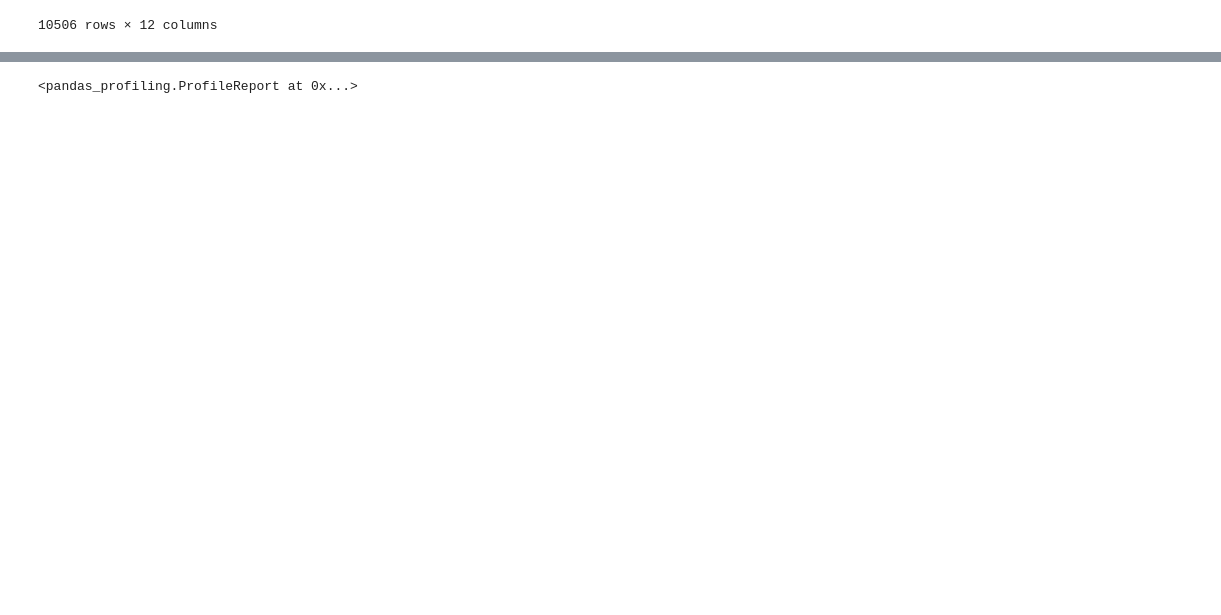
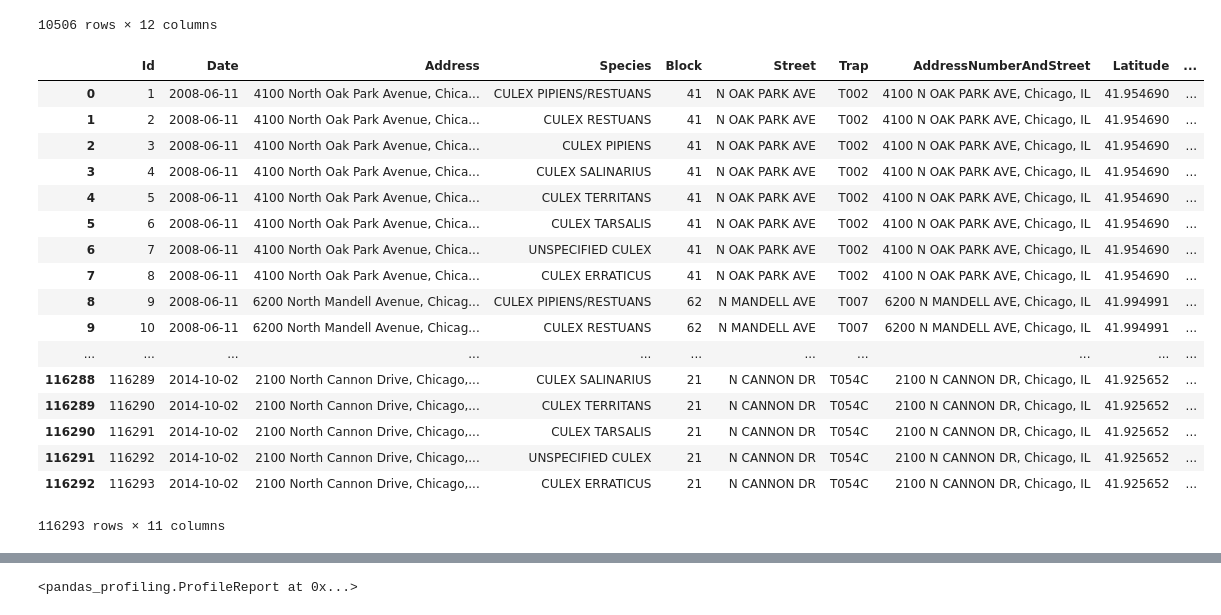
Before and after one commit to leticiabeeck/predict_west_nile_virus, a Jupyter notebook: James Linek's Project 4 Workbook.ipynb, the cells around one changed output, grey strips where cells are left out. Cells and saved outputs as stored; diff of their text form; code cells hidden in the pictures; blank space fills up the shorter version.

```diff
--- a/James Linek's Project 4 Workbook.ipynb
+++ b/James Linek's Project 4 Workbook.ipynb
@@ -24,6 +26,7 @@ Using TensorFlow backend.
 Couldn't import dot_parser, loading of dot files will not be possible.
 # %%
 train = pd.read_csv('./assets/train.csv')
+test = pd.read_csv('./assets/test.csv')
 weather = pd.read_csv('./assets/weather.csv')
 spray = pd.read_csv('./assets/spray.csv')
 # %%
@@ -47,3 +50,24 @@ train
 | 10504 | 2013-09-26 | 7100 North Harlem Avenue, Chicago... | CULEX PIPIENS/RESTUANS | 71 | N HARLEM AVE | T233 | 7100 N HARLEM AVE, Chicago, IL | 42.009876 | -87.807277 | ... |
 | 10505 | 2013-09-26 | 4200 West 65th Street, Chicago, I... | CULEX PIPIENS/RESTUANS | 42 | W 65TH ST | T235 | 4200 W 65TH ST, Chicago, IL | 41.776428 | -87.627096 | ... |
 10506 rows × 12 columns
+# %%
+test
+# %% [output]
+|  | Id | Date | Address | Species | Block | Street | Trap | AddressNumberAndStreet | Latitude | ... |
+| 0 | 1 | 2008-06-11 | 4100 North Oak Park Avenue, Chica... | CULEX PIPIENS/RESTUANS | 41 | N OAK PARK AVE | T002 | 4100 N OAK PARK AVE, Chicago, IL | 41.954690 | ... |
+| 1 | 2 | 2008-06-11 | 4100 North Oak Park Avenue, Chica... | CULEX RESTUANS | 41 | N OAK PARK AVE | T002 | 4100 N OAK PARK AVE, Chicago, IL | 41.954690 | ... |
+| 2 | 3 | 2008-06-11 | 4100 North Oak Park Avenue, Chica... | CULEX PIPIENS | 41 | N OAK PARK AVE | T002 | 4100 N OAK PARK AVE, Chicago, IL | 41.954690 | ... |
+| 3 | 4 | 2008-06-11 | 4100 North Oak Park Avenue, Chica... | CULEX SALINARIUS | 41 | N OAK PARK AVE | T002 | 4100 N OAK PARK AVE, Chicago, IL | 41.954690 | ... |
+| 4 | 5 | 2008-06-11 | 4100 North Oak Park Avenue, Chica... | CULEX TERRITANS | 41 | N OAK PARK AVE | T002 | 4100 N OAK PARK AVE, Chicago, IL | 41.954690 | ... |
+| 5 | 6 | 2008-06-11 | 4100 North Oak Park Avenue, Chica... | CULEX TARSALIS | 41 | N OAK PARK AVE | T002 | 4100 N OAK PARK AVE, Chicago, IL | 41.954690 | ... |
+| 6 | 7 | 2008-06-11 | 4100 North Oak Park Avenue, Chica... | UNSPECIFIED CULEX | 41 | N OAK PARK AVE | T002 | 4100 N OAK PARK AVE, Chicago, IL | 41.954690 | ... |
+| 7 | 8 | 2008-06-11 | 4100 North Oak Park Avenue, Chica... | CULEX ERRATICUS | 41 | N OAK PARK AVE | T002 | 4100 N OAK PARK AVE, Chicago, IL | 41.954690 | ... |
+| 8 | 9 | 2008-06-11 | 6200 North Mandell Avenue, Chicag... | CULEX PIPIENS/RESTUANS | 62 | N MANDELL AVE | T007 | 6200 N MANDELL AVE, Chicago, IL | 41.994991 | ... |
+| 9 | 10 | 2008-06-11 | 6200 North Mandell Avenue, Chicag... | CULEX RESTUANS | 62 | N MANDELL AVE | T007 | 6200 N MANDELL AVE, Chicago, IL | 41.994991 | ... |
+| ... | ... | ... | ... | ... | ... | ... | ... | ... | ... | ... |
+| 116288 | 116289 | 2014-10-02 | 2100 North Cannon Drive, Chicago,... | CULEX SALINARIUS | 21 | N CANNON DR | T054C | 2100 N CANNON DR, Chicago, IL | 41.925652 | ... |
+| 116289 | 116290 | 2014-10-02 | 2100 North Cannon Drive, Chicago,... | CULEX TERRITANS | 21 | N CANNON DR | T054C | 2100 N CANNON DR, Chicago, IL | 41.925652 | ... |
+| 116290 | 116291 | 2014-10-02 | 2100 North Cannon Drive, Chicago,... | CULEX TARSALIS | 21 | N CANNON DR | T054C | 2100 N CANNON DR, Chicago, IL | 41.925652 | ... |
+| 116291 | 116292 | 2014-10-02 | 2100 North Cannon Drive, Chicago,... | UNSPECIFIED CULEX | 21 | N CANNON DR | T054C | 2100 N CANNON DR, Chicago, IL | 41.925652 | ... |
+| 116292 | 116293 | 2014-10-02 | 2100 North Cannon Drive, Chicago,... | CULEX ERRATICUS | 21 | N CANNON DR | T054C | 2100 N CANNON DR, Chicago, IL | 41.925652 | ... |
+116293 rows × 11 columns
```
Also changed, not shown: parts of 31 cells of this notebook, 1 other file.
